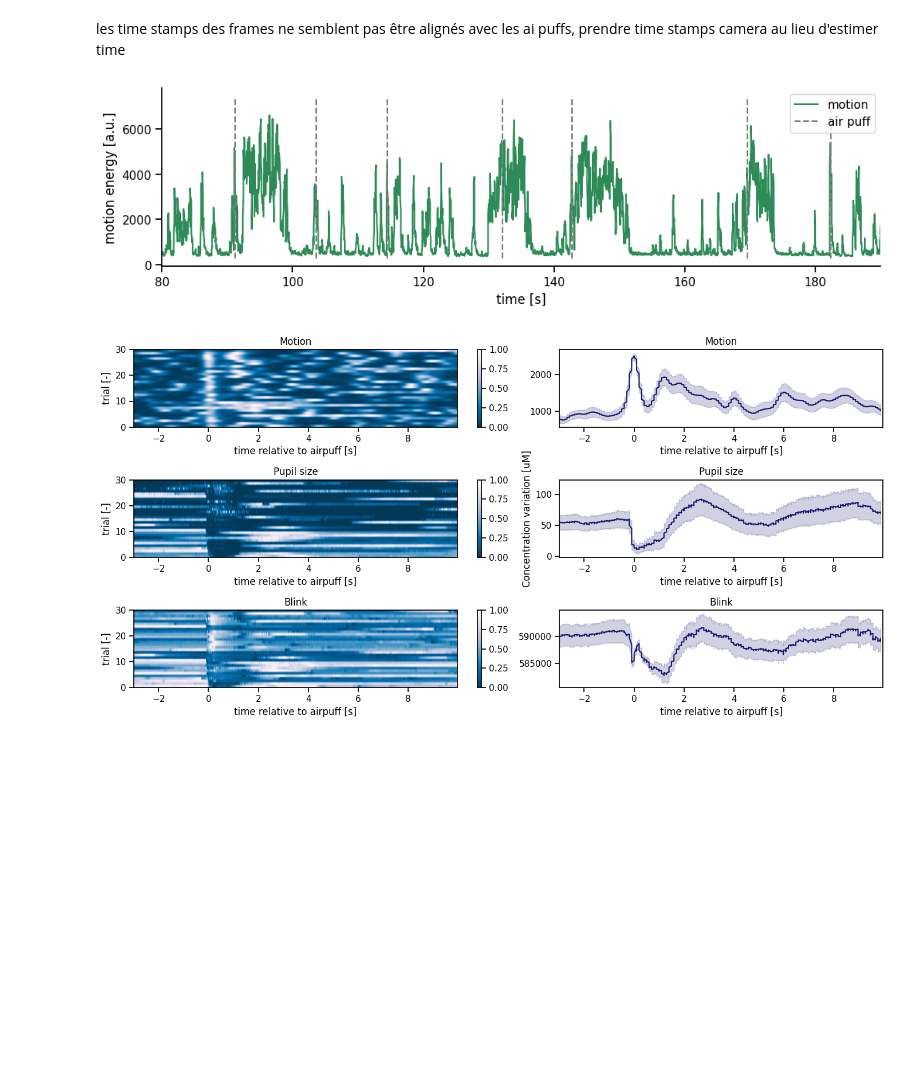
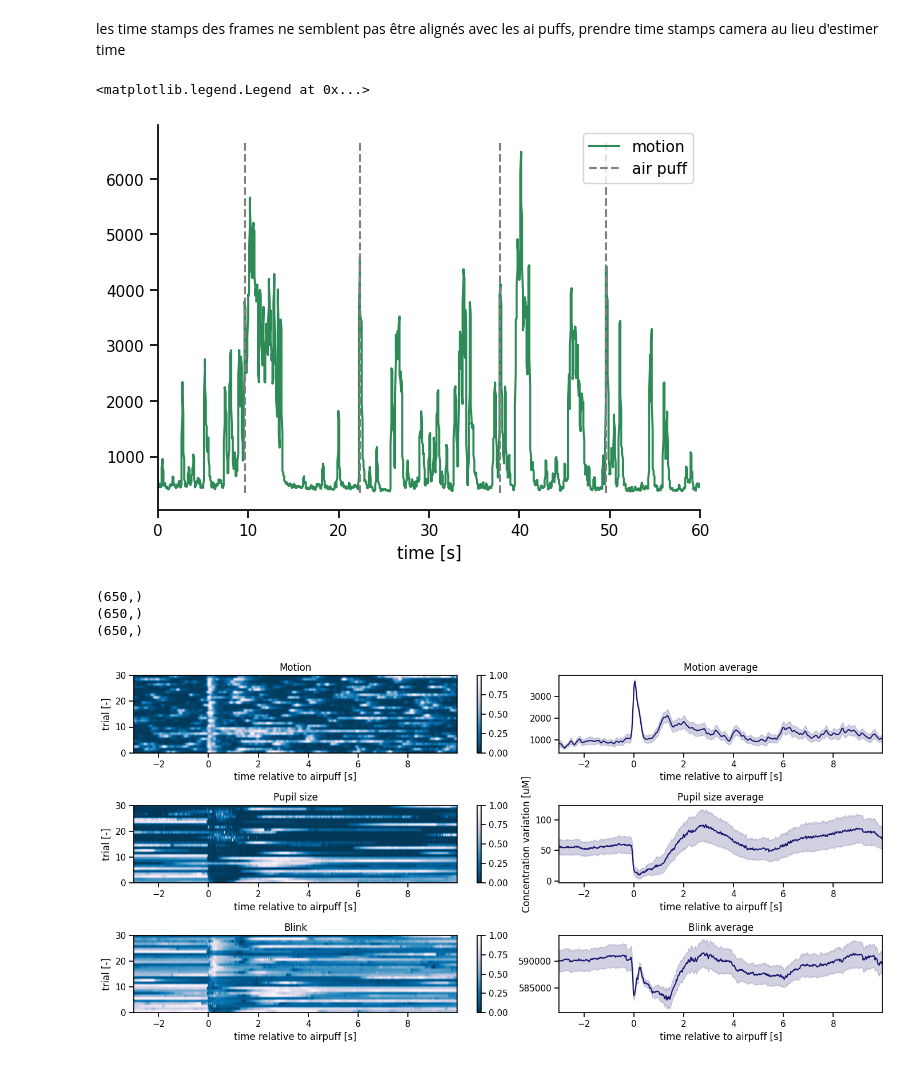
Before and after one commit to Laboratory-of-Vincent-Breton-Provencher/Widefield-Imaging-Acquisition, a Jupyter notebook: AnalysisPipeline/behavior.ipynb, the cells around one changed output. Saved outputs shown, nothing was run; the diff lists cells and outputs as text; code cells hidden in the pictures; blank space fills up the shorter version.

```diff
--- a/AnalysisPipeline/behavior.ipynb
+++ b/AnalysisPipeline/behavior.ipynb
@@ -11,7 +11,8 @@ from scipy.stats import sem
 from matplotlib import colormaps as clm
 # %%
 # load data
-path_base = r"Z:\gGermain\2014_09_17"
+# path_base = r"Z:\gGermain\2024-09-17"
+path_base = r"C:\Users\gabri\Desktop\data\2024-09-17"
 
 beh_data = np.load(path_base + "\\3\\SourisWF_SynG8s_3-09172024153215-0000_proc.npy", allow_pickle=True).item()
 violet_t = np.load(path_base + "\\3\\405ts.npy")
@@ -20,11 +21,11 @@ green_t = np.load(path_base + "\\3\\530ts.npy")
 red_t = np.load(path_base + "\\3\\625ts.npy")
 lsci_t = np.load(path_base + "\\3\\785ts.npy")
 
-time = np.sort(np.concatenate((violet_t, blue_t, green_t, red_t, lsci_t)))
+time = np.sort(np.concatenate((violet_t, blue_t, green_t, red_t, lsci_t)))*1.0002
 
 
 motion = beh_data['motion'][1]
-motion = gaussian_filter1d(motion, sigma=7)
+motion = gaussian_filter1d(motion, sigma=2)
 pupil = beh_data['pupil'][0]['area_smooth']
 blink = beh_data['blink'][0]
 time = time[0:len(motion)]
@@ -77,31 +78,34 @@ les time stamps des frames ne semblent pas être alignés avec les ai puffs, pre
 # %%
 # %matplotlib qt5
 %matplotlib inline
 sns.set_context('notebook')
-fg = plt.figure(figsize=(12,3))
-plt.plot(time, motion, color='seagreen', label="motion", )
+fg = plt.figure(figsize=(7,5))
+plt.plot(time-160, motion, color='seagreen', label="motion", )
 # plt.plot(time, pupil, label="pupil")
 # plt.plot(time, (blink-blink.min())/6, label="blink")
-plt.vlines(AP_times, motion.min(), motion.max(), color='grey', linestyles=('--'), label='air puff')
-plt.xlim(80, 190)
+plt.vlines(AP_times-160, motion.min(), motion.max(), color='grey', linestyles=('--'), label='air puff')
+plt.xlim(0, 220-160)
 # plt.xlim(0, 120)
 plt.xlabel('time [s]')
-plt.ylabel('motion energy [a.u.]')
+# plt.ylabel('motion energy [a.u.]')
 sns.despine()
 plt.legend()
-plt.show()
+# plt.savefig("whisker_motion.svg")
+# plt.show()
 # %% [output]
+<matplotlib.legend.Legend at 0x...>
-[figure, old version]
+[figure, new version]
 # %%
 fig, axs = plt.subplots(3, 2, figsize=(14,7), width_ratios=[5, 4])
 sns.set_context('notebook')
 
 titles = ("Motion", "Pupil size", "Blink")
+titles_av = ("Motion average", "Pupil size average", "Blink average")
 cols = ('midnightblue', 'midnightblue', 'midnightblue')
 cmaps = (clm['PuBu_r'], clm['PuBu_r'], clm['PuBu_r'])
 
 
-for idx, (sig, cmap, title) in enumerate(zip(aligned_data, cmaps, titles)):
+for idx, (sig, cmap, title, title_av) in enumerate(zip(aligned_data, cmaps, titles, titles_av)):
   ax = plt.subplot(3, 2, 2*idx+1)
   ax.set_title(title)
   ax.set_xlabel('time relative to airpuff [s]')
@@ -109,20 +113,28 @@ for idx, (sig, cmap, title) in enumerate(zip(aligned_data, cmaps, titles)):
   pos = ax.imshow(aligned_data_norm[idx,:,:], origin='lower', extent=[time[AP_idx[0]-inf]-time[AP_idx[0]], time[AP_idx[0]+sup]-time[AP_idx[0]], 0, len(AP_times)], aspect='auto', cmap=cmap)
   fig.colorbar(pos, ax=ax)
 
-for idx, (sig, col, title) in enumerate(zip(aligned_data_raw, cols, titles)):
+for idx, (sig, col, title, title_av) in enumerate(zip(aligned_data_raw, cols, titles, titles_av)):
     avg_data = np.mean(sig, axis=0)
+    print(avg_data.shape)
     std_data = sem(sig, axis=0)
 
     ax = plt.subplot(3, 2, 2*idx+2)
-    ax.set_title(title)
+    ax.set_title(title_av)
     # ax.vlines(0, avg_data.min(), avg_data.max(), color='grey', linestyles='-')
-    ax.plot(time[AP_idx[0]-inf:AP_idx[0]+sup]-time[AP_idx[0]], avg_data, color=col)
-    ax.fill_between(time[AP_idx[0]-inf:AP_idx[0]+sup]-time[AP_idx[0]], avg_data-std_data, avg_data+std_data, color=col, alpha=0.2)
+    # ax.plot(time[AP_idx[0]-inf:AP_idx[0]+sup]-time[AP_idx[0]], avg_data, color=col)
+    ax.plot(np.linspace(-3, 10, 650), avg_data, color=col)
+    # ax.fill_between(time[AP_idx[0]-inf:AP_idx[0]+sup]-time[AP_idx[0]], avg_data-std_data, avg_data+std_data, color=col, alpha=0.2)
+    ax.fill_between(np.linspace(-3, 10, 650), avg_data-std_data, avg_data+std_data, color=col, alpha=0.2)
     ax.set_xlim(time[AP_idx[0]-inf]-time[AP_idx[0]], time[AP_idx[0]+sup]-time[AP_idx[0]])
     ax.set_xlabel('time relative to airpuff [s]')
     if idx == 1:
         ax.set_ylabel("Concentration variation [uM]")
     # sns.despine()
     plt.tight_layout()
+
+# plt.savefig("behavior_rasters.svg")
 # %% [output]
+(650,)
+(650,)
+(650,)
-[figure, old version]
+[figure, new version]
```
Also changed, not shown: 4 other files.
